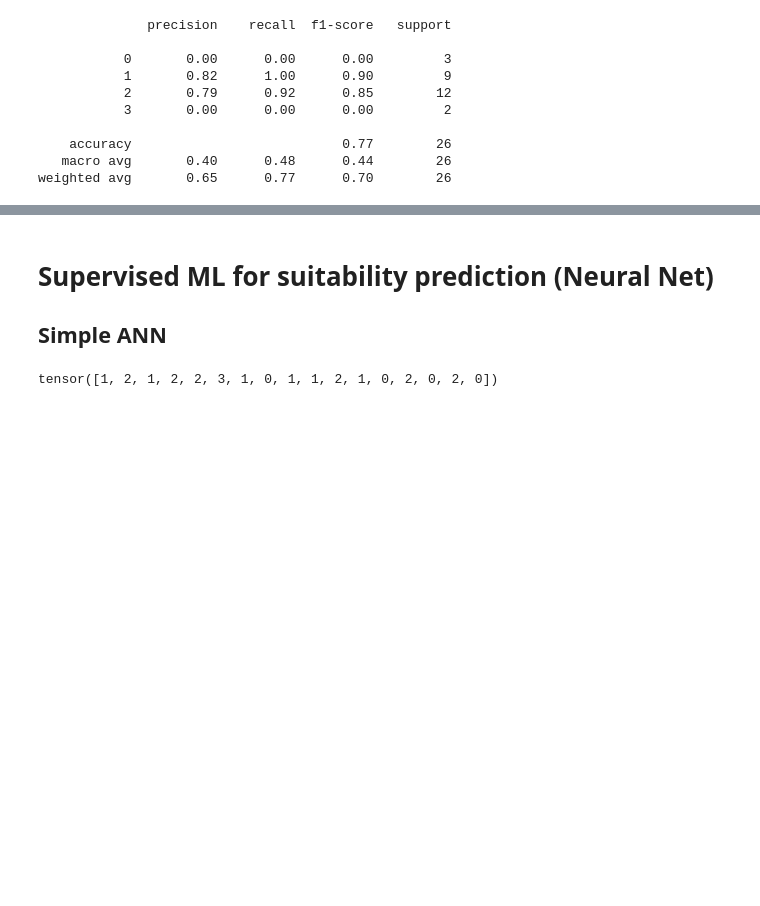
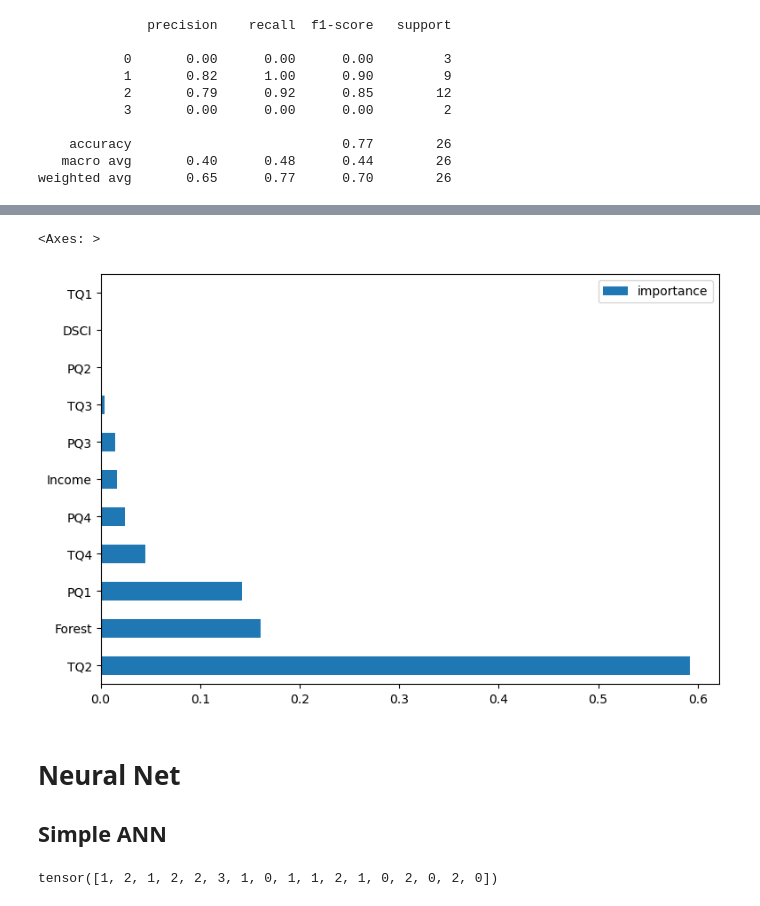
Before and after one commit to hrnur/uvaeicapstone, a Jupyter notebook: modeling-code/CategoryModels.ipynb, the cells around one changed output, grey strips where cells are left out. Saved outputs shown, nothing was run; the diff lists cells and outputs as text; code cells hidden in the pictures; blank space fills up the shorter version.

```diff
--- a/modeling-code/CategoryModels.ipynb
+++ b/modeling-code/CategoryModels.ipynb
@@ -203,0 +343,9 @@ feature_imp.plot(kind='barh')
+# %%
+neigh = KNeighborsClassifier(n_neighbors=5)
+neigh.fit(X_train, y_train)
+
+y_pred = neigh.predict(X_test)
+accuracy = accuracy_score(y_test, y_pred)
+print(f"Test Accuracy: {accuracy:.2f}")
+print("Test Classification Report:")
+print(classification_report(y_test, y_pred))
@@ -203,0 +367,11 @@ feature_imp.plot(kind='barh')
+# %%
+from sklearn.naive_bayes import MultinomialNB
+
+naive_bayes_model = MultinomialNB()
+naive_bayes_model.fit(X_train, y_train)
+y_pred = naive_bayes_model.predict(X_test)
+
+accuracy = accuracy_score(y_test.values, y_pred)
+print(f"Accuracy: {accuracy:.2f}")
+print("Validation Classification Report:")
+print(classification_report(y_test, y_pred))
@@ -203,0 +393,9 @@ feature_imp.plot(kind='barh')
+# %%
+from sklearn.datasets import make_hastie_10_2
+from sklearn.ensemble import GradientBoostingClassifier
+
+#fit gradient boosted stumps (trees w depth=1)
+clf = GradientBoostingClassifier(n_estimators=100,
+                                 learning_rate=1.0,
+                                 max_depth=1,
+                                 random_state=0).fit(X_train, y_train)
@@ -203,0 +422,3 @@ feature_imp.plot(kind='barh')
+# %%
+feature_imp = pd.DataFrame(clf.feature_importances_,index= X_train.columns, columns=['importance']).sort_values('importance',ascending=False)
+print(feature_imp)
@@ -204,5 +438,11 @@ feature_imp.plot(kind='barh')
+# %%
+#Feature importance visualisation
+feature_imp.plot(kind='barh')
+# %% [output]
+<Axes: >
+[figure, added]
 # %% [markdown]
-# Supervised ML for suitability prediction (Neural Net)
+# Neural Net
 ## Simple ANN
 # %%
 # loading everything that might be helpful
```
Also changed, not shown: parts of 35 cells of this notebook.
